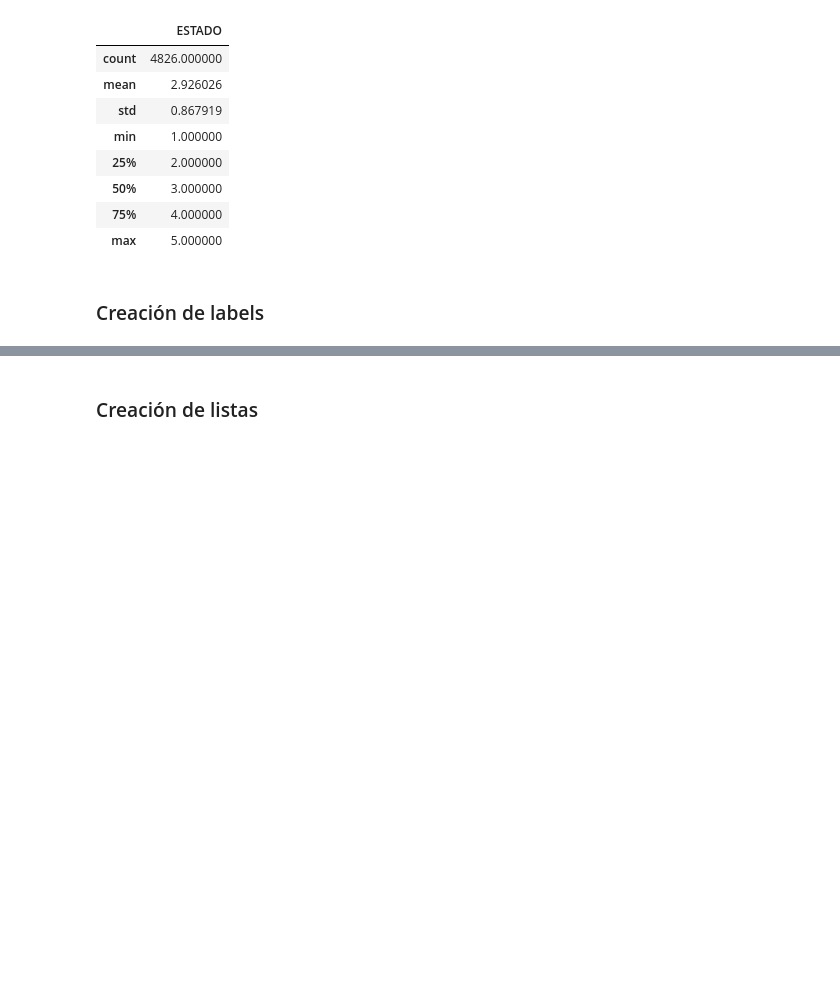
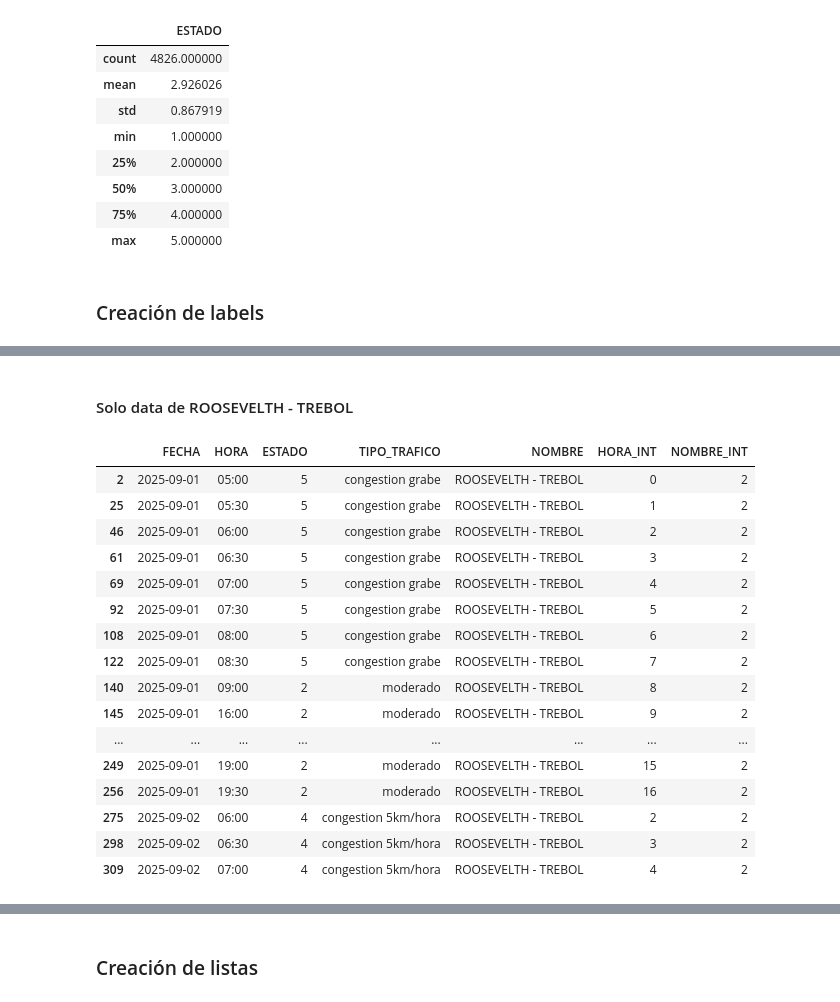
Before and after one commit to FernandezDL/Proyecto3-musica, a Jupyter notebook: data_analisis.ipynb, the cells around one changed output, grey strips where cells are left out. Drawn from its saved outputs; the diff is of its cells as text; code cells hidden in the pictures; blank space fills up the shorter version.

```diff
--- a/data_analisis.ipynb
+++ b/data_analisis.ipynb
@@ -81 +85,3 @@ NOMBRE_INT          0
 dtype: int64
+# %% [markdown]
+#### Solo data de ROOSEVELTH - TREBOL
@@ -81,0 +90,20 @@ dtype: int64
+# %%
+df.head(20)
+# %% [output]
+|  | FECHA | HORA | ESTADO | TIPO_TRAFICO | NOMBRE | HORA_INT | NOMBRE_INT |
+| 2 | 2025-09-01 | 05:00 | 5 | congestion grabe | ROOSEVELTH - TREBOL | 0 | 2 |
+| 25 | 2025-09-01 | 05:30 | 5 | congestion grabe | ROOSEVELTH - TREBOL | 1 | 2 |
+| 46 | 2025-09-01 | 06:00 | 5 | congestion grabe | ROOSEVELTH - TREBOL | 2 | 2 |
+| 61 | 2025-09-01 | 06:30 | 5 | congestion grabe | ROOSEVELTH - TREBOL | 3 | 2 |
+| 69 | 2025-09-01 | 07:00 | 5 | congestion grabe | ROOSEVELTH - TREBOL | 4 | 2 |
+| 92 | 2025-09-01 | 07:30 | 5 | congestion grabe | ROOSEVELTH - TREBOL | 5 | 2 |
+| 108 | 2025-09-01 | 08:00 | 5 | congestion grabe | ROOSEVELTH - TREBOL | 6 | 2 |
+| 122 | 2025-09-01 | 08:30 | 5 | congestion grabe | ROOSEVELTH - TREBOL | 7 | 2 |
+| 140 | 2025-09-01 | 09:00 | 2 | moderado | ROOSEVELTH - TREBOL | 8 | 2 |
+| 145 | 2025-09-01 | 16:00 | 2 | moderado | ROOSEVELTH - TREBOL | 9 | 2 |
+| ... | ... | ... | ... | ... | ... | ... | ... |
+| 249 | 2025-09-01 | 19:00 | 2 | moderado | ROOSEVELTH - TREBOL | 15 | 2 |
+| 256 | 2025-09-01 | 19:30 | 2 | moderado | ROOSEVELTH - TREBOL | 16 | 2 |
+| 275 | 2025-09-02 | 06:00 | 4 | congestion 5km/hora | ROOSEVELTH - TREBOL | 2 | 2 |
+| 298 | 2025-09-02 | 06:30 | 4 | congestion 5km/hora | ROOSEVELTH - TREBOL | 3 | 2 |
+| 309 | 2025-09-02 | 07:00 | 4 | congestion 5km/hora | ROOSEVELTH - TREBOL | 4 | 2 |
```
Also changed, not shown: parts of 8 cells of this notebook, 2 other files.
